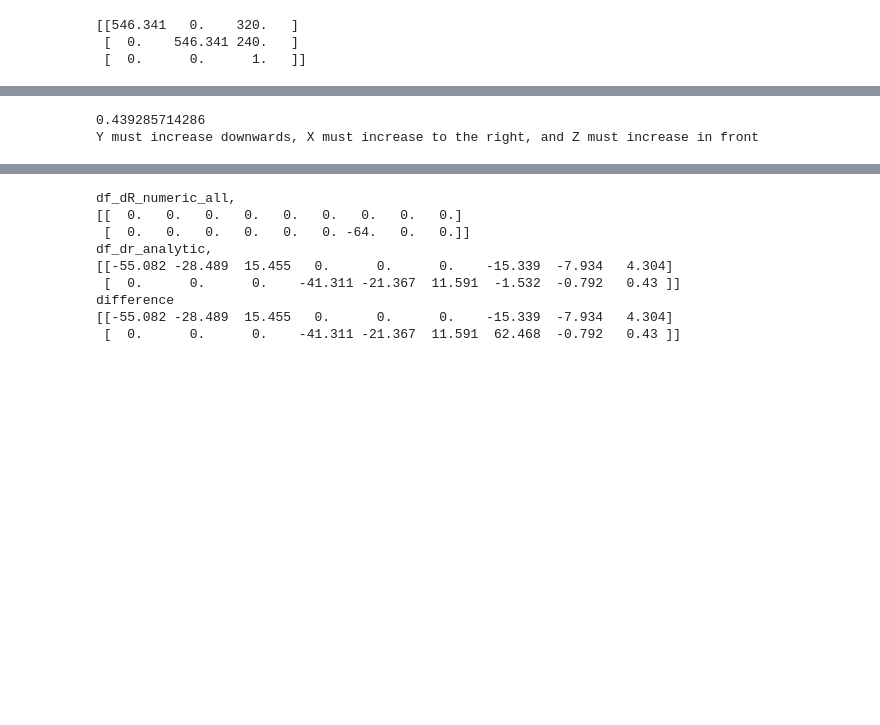
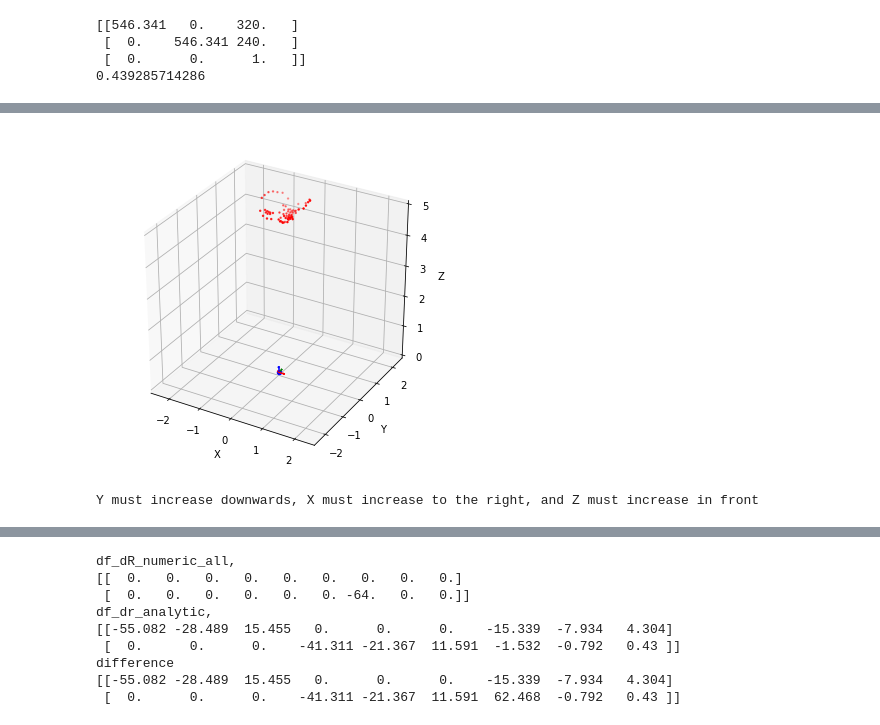
Before and after one commit to Iftimie/Camera-Perception-Experiments, a Jupyter notebook: AFTCore-perspective correction.ipynb, the cells around one changed output, grey strips where cells are left out. Saved outputs shown, nothing was run; the diff lists cells and outputs as text; code cells hidden in the pictures; blank space fills up the shorter version.

```diff
--- a/AFTCore-perspective correction.ipynb
+++ b/AFTCore-perspective correction.ipynb
@@ -36,10 +36,11 @@ Set weights to the Jacobian matrix (r y p  values tend to go wild, so if I set a
 import numpy as np
 import math
 from math import sin, cos
+import matplotlib.pyplot as plt
 from mpl_toolkits.mplot3d import Axes3D
 from mpl_toolkits.mplot3d.art3d import Poly3DCollection, Line3DCollection
 import cv2
-s = """static const PCA_POINT Frontal_MIDDLE_PCA_POINT[] = {
+points_3d_s = """static const PCA_POINT Frontal_MIDDLE_PCA_POINT[] = {
          {2791, {-37.3342526528987970f,  19.3098761097109350f, -10.4752325848268340f}, Frontal_MIDDLE_evectors + 0},
          {3273, {-24.4794828978287850f,  20.2775648954617860f,  -5.8791049052353825f}, Frontal_MIDDLE_evectors + 48},
          {3308, {-13.4600909955903420f,  16.3121268581479870f,  -5.2476315165555896f}, Frontal_MIDDLE_evectors + 96},
@@ -307,3 +308,4 @@ print "Y must increase downwards, X must increase to the right, and Z must incre
 [[546.341   0.    320.   ]
  [  0.    546.341 240.   ]
  [  0.      0.      1.   ]]
+0.439285714286
@@ -312,4 +312,4 @@ print "Y must increase downwards, X must increase to the right, and Z must incre
+[figure, added]
-0.439285714286
 Y must increase downwards, X must increase to the right, and Z must increase in front
 # %%
 def plotPerspective(P1, model_3d, img_w, img_h, fig, subplot_code):
```
Also changed, not shown: parts of 7 cells of this notebook, 1 other file.
